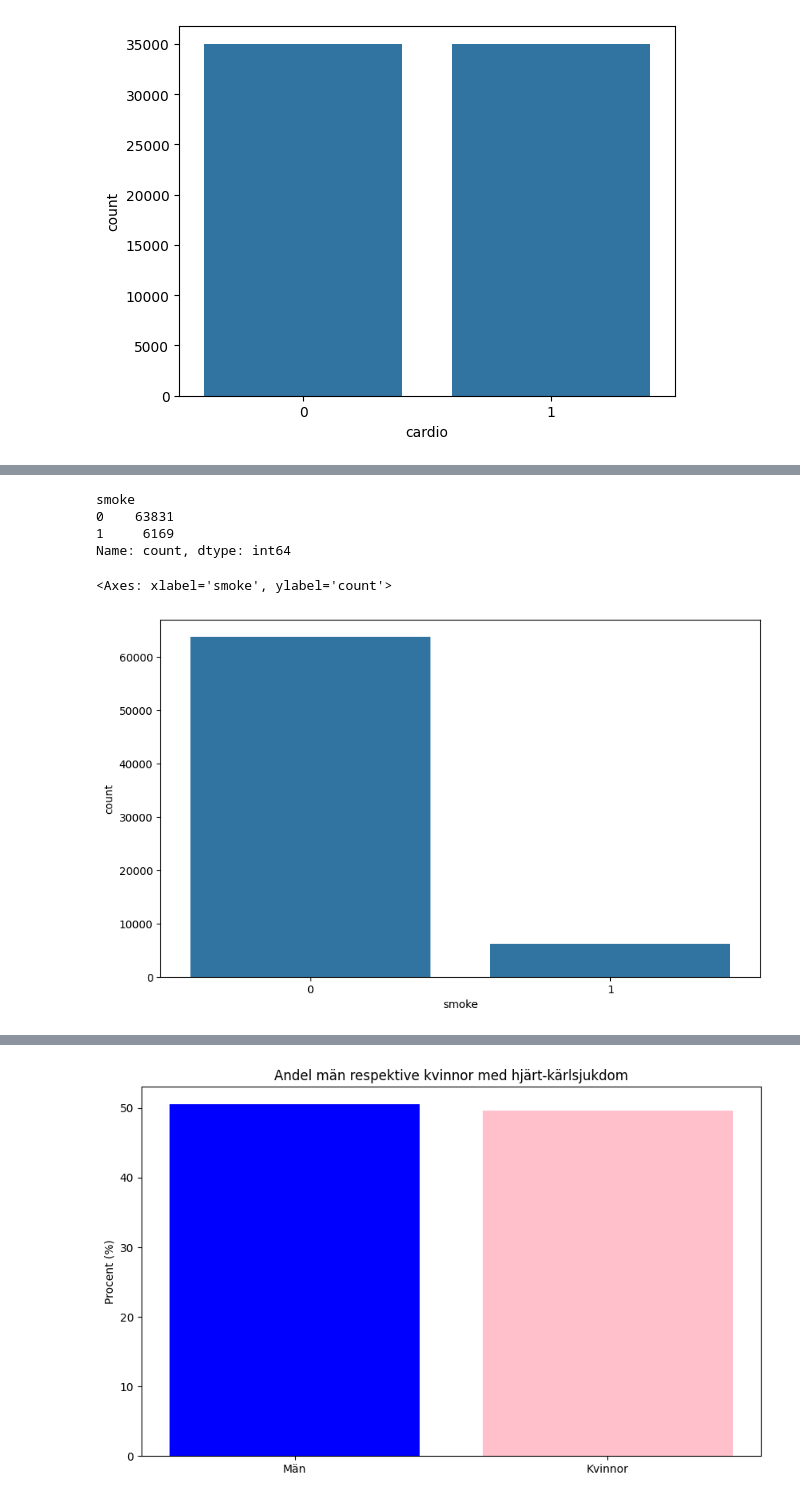
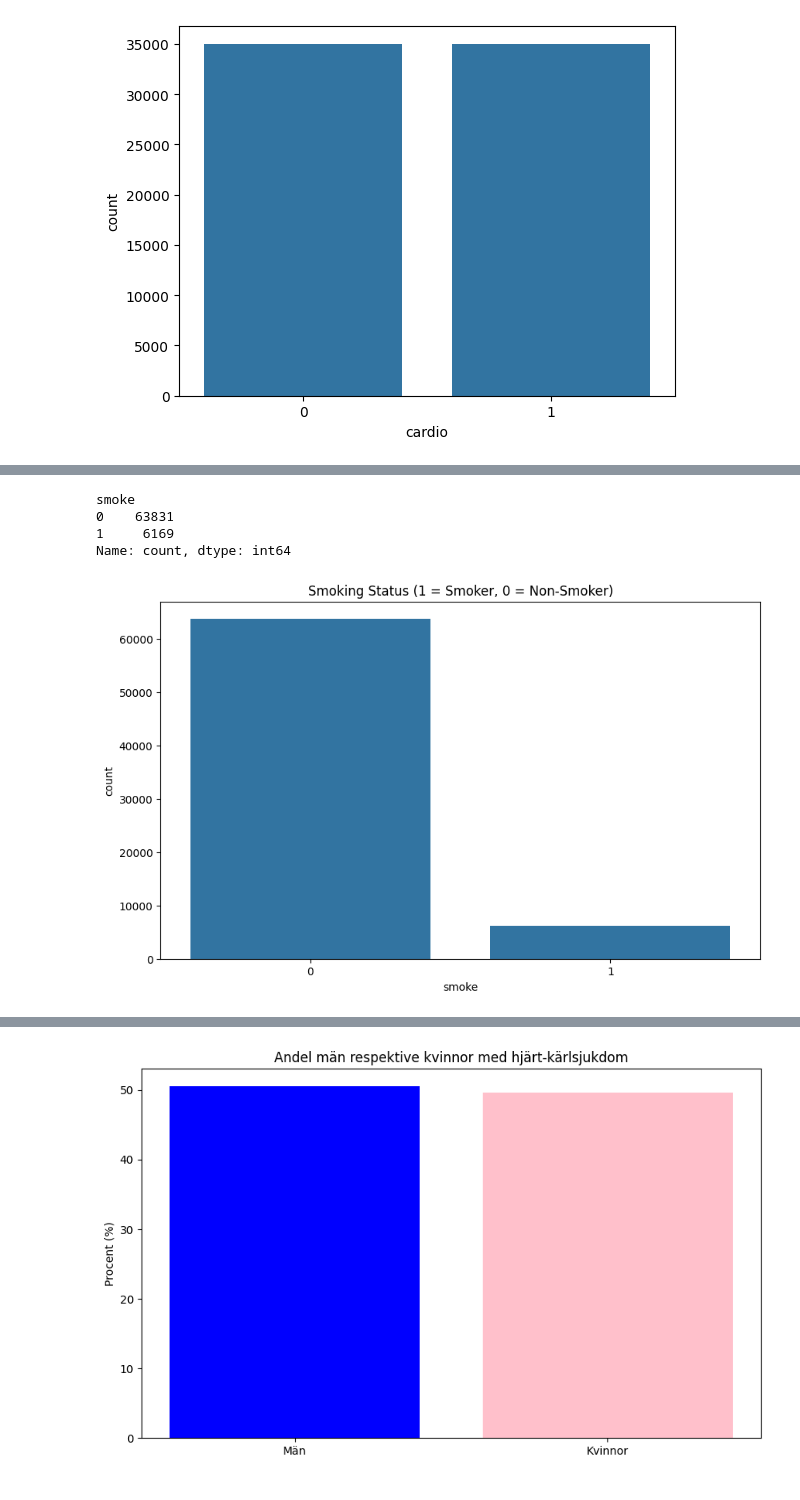
Before and after one commit to SFredin1/Machine-learning-AI23, a Jupyter notebook: Lab/Lab.ipynb, the cells around one changed output, grey strips where cells are left out. Cells and saved outputs as stored; diff of their text form; code cells hidden in the pictures.

```diff
--- a/Lab/Lab.ipynb
+++ b/Lab/Lab.ipynb
@@ -117,16 +115,17 @@ Name: age, Length: 70000, dtype: float64
 # %%
 # 1.1 d) Andel rökare
 # 1 = rökare, 0 = icke-rökare
 print(cardio["smoke"].value_counts())
 fig, ax = plt.subplots(figsize=(10, 6))
 sns.countplot(x="smoke", data=cardio)
+plt.title("Smoking Status (1 = Smoker, 0 = Non-Smoker)")
+plt.show()
 # %% [output]
 smoke
 0    63831
 1     6169
 Name: count, dtype: int64
-<Axes: xlabel='smoke', ylabel='count'>
-[figure, old version]
+[figure, new version]
 # %%
 # 1.1 e) Viktfördelning
 # Vikt i kg
```
Also changed, not shown: parts of 29 cells of this notebook, 4 other files.
